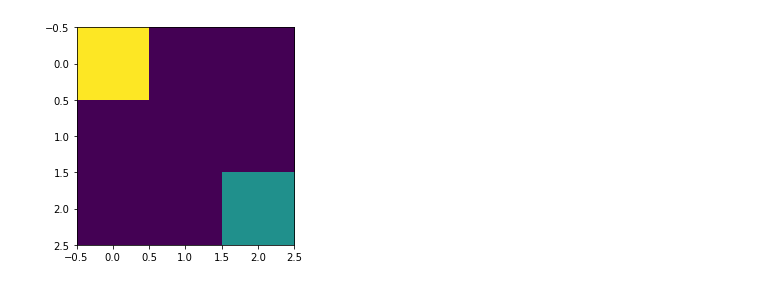
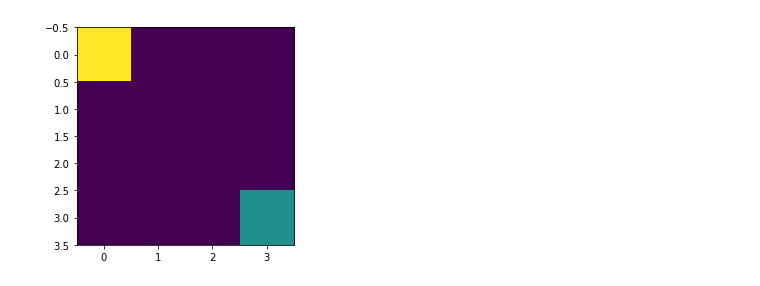
Before and after one commit to hazique/CSE546-RL-Assignment_1-Q-Learn, a Jupyter notebook: RL_assignment_1.ipynb, the cells around one changed output. Cells and saved outputs as stored; diff of their text form; code cells hidden in the pictures.

```diff
--- a/RL_assignment_1.ipynb
+++ b/RL_assignment_1.ipynb
@@ -94,6 +64,10 @@ class GridEnvironment(gym.Env):
 # %%
-env = GridEnvironment()
+observation_space = 16
+action_space = 4
+max_timesteps = 10
+
+env = GridEnvironment(observation_space, action_space, max_timesteps)
 obs = env.reset()
 env.render()
 # %% [output]
-[figure, old version]
+[figure, new version]
```
Also changed, not shown: parts of 16 cells of this notebook, 5 other files.
